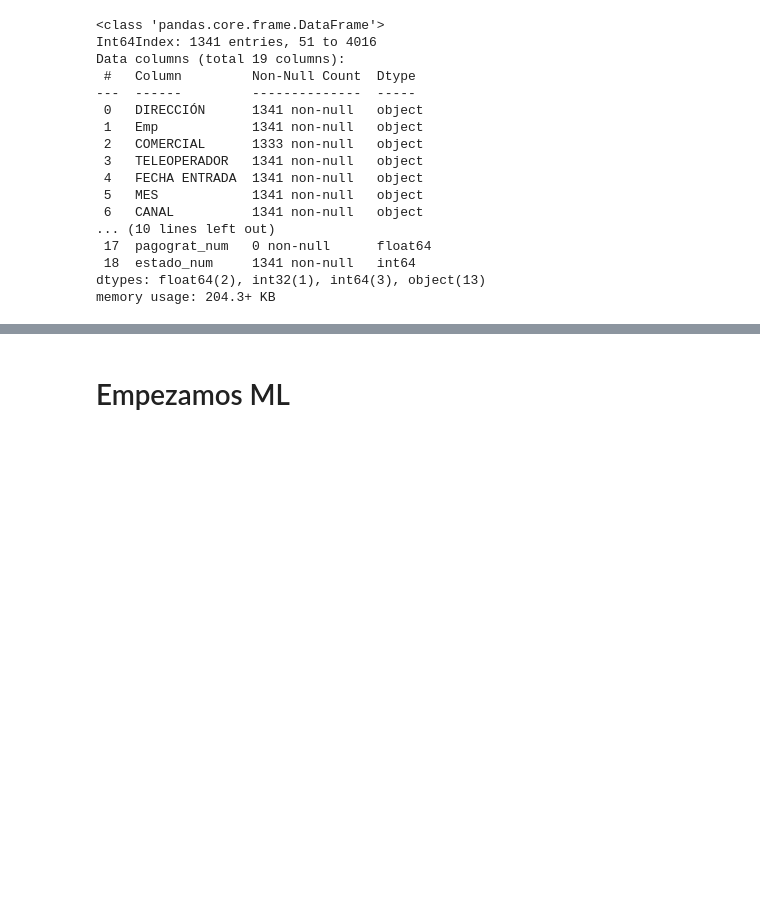
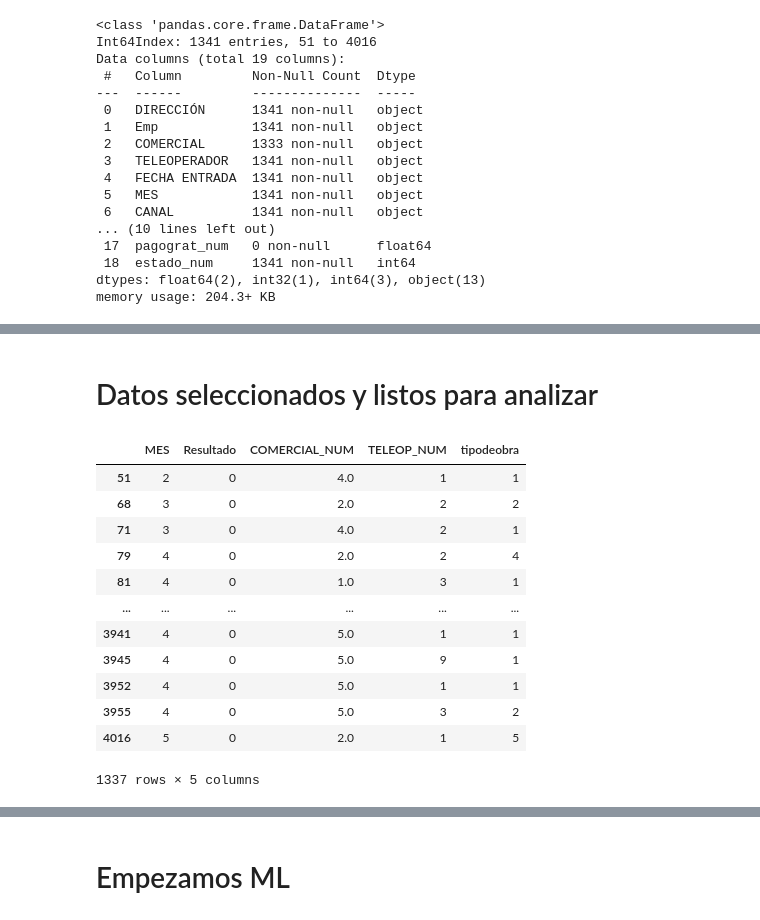
Before and after one commit to Ivansantamariaknx/MLproyecto, a Jupyter notebook: Data/Raw/Limpieza.ipynb, the cells around one changed output, grey strips where cells are left out. Drawn from its saved outputs; the diff is of its cells as text; code cells hidden in the pictures; blank space fills up the shorter version.

```diff
--- a/Data/Raw/Limpieza.ipynb
+++ b/Data/Raw/Limpieza.ipynb
@@ -555,5 +482,0 @@ datosweb
-# %%
-# Extraer la parte de la dirección antes del número de la calle
-datosweb['Calle'] = datosweb['DIRECCIÓN'].str.extract(r'^(.*?)\s+\d')
-
-# Mostrar el DataFrame resultante
@@ -590,2 +482,0 @@ datoswebnan
-# %%
-datosweb.loc[3300, 'Calle'] = 'FUENTE CUATRO CAÑOS'
@@ -598,11 +483 @@ datoswebnan
-# %%
-
-# Cargar el archivo CSV con la lista de calles y códigos postales
-cp = pd.read_csv('listadocalles.csv')
-
-# Crear un diccionario a partir de los datos en 'cp' para facilitar la búsqueda
-dict_cp = dict(zip(cp['Calle'], cp['C.P.']))
-
-# Añadir una nueva columna 'CodigoPostal' a 'datosweb' utilizando 'map' y el diccionario
-datosweb['CodigoPostal'] = datosweb['Calle'].map(dict_cp)
 # %%
@@ -632,0 +507,2 @@ datoswebnancp.to_csv("sincp.csv", index=False)
+# %%
+datosweb = datosweb.dropna(subset=['COMERCIAL_NUM'])
@@ -632,0 +533,21 @@ datoswebnancp.to_csv("sincp.csv", index=False)
+# %% [markdown]
+# Datos seleccionados y listos para analizar
+# %%
+#Para nuestro testeo de modelos de machine learning escogemos las varibles que consideramos son relevantes de cara a que se firme o no una obra (Mes, Comercial, Teleoperadora, Tipo de obra), por lo que obtenemos un dataset ya limpio con dichas variables junto con nuestro Target (Resultado, es decir, si se firmó (1) o no (0) una obra):
+
+datosML=datosweb[['MES', 'Resultado', 'COMERCIAL_NUM', 'TELEOP_NUM', 'tipodeobra' ]]
+datosML
+# %% [output]
+|  | MES | Resultado | COMERCIAL_NUM | TELEOP_NUM | tipodeobra |
+| 51 | 2 | 0 | 4.0 | 1 | 1 |
+| 68 | 3 | 0 | 2.0 | 2 | 2 |
+| 71 | 3 | 0 | 4.0 | 2 | 1 |
+| 79 | 4 | 0 | 2.0 | 2 | 4 |
+| 81 | 4 | 0 | 1.0 | 3 | 1 |
+| ... | ... | ... | ... | ... | ... |
+| 3941 | 4 | 0 | 5.0 | 1 | 1 |
+| 3945 | 4 | 0 | 5.0 | 9 | 1 |
+| 3952 | 4 | 0 | 5.0 | 1 | 1 |
+| 3955 | 4 | 0 | 5.0 | 3 | 2 |
+| 4016 | 5 | 0 | 2.0 | 1 | 5 |
+1337 rows × 5 columns
```
Also changed, not shown: parts of 46 cells of this notebook, 4 other files.
